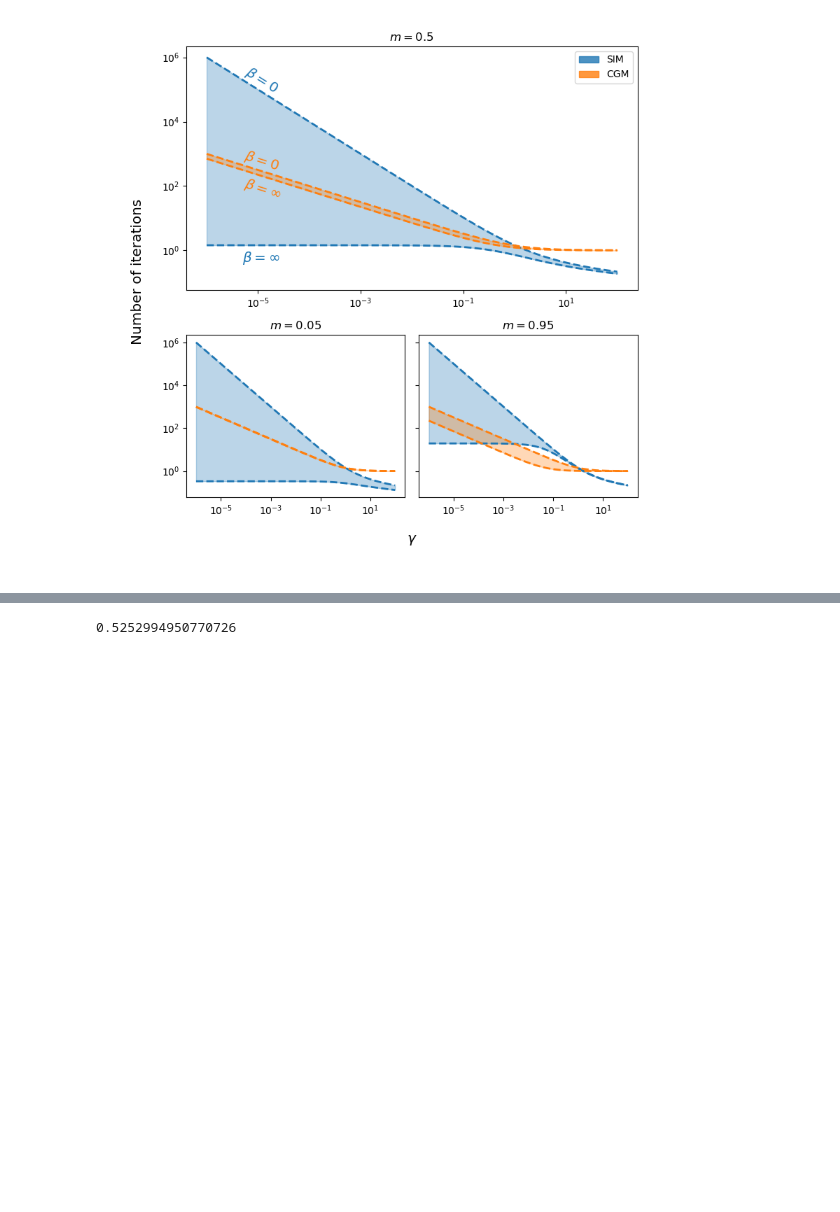
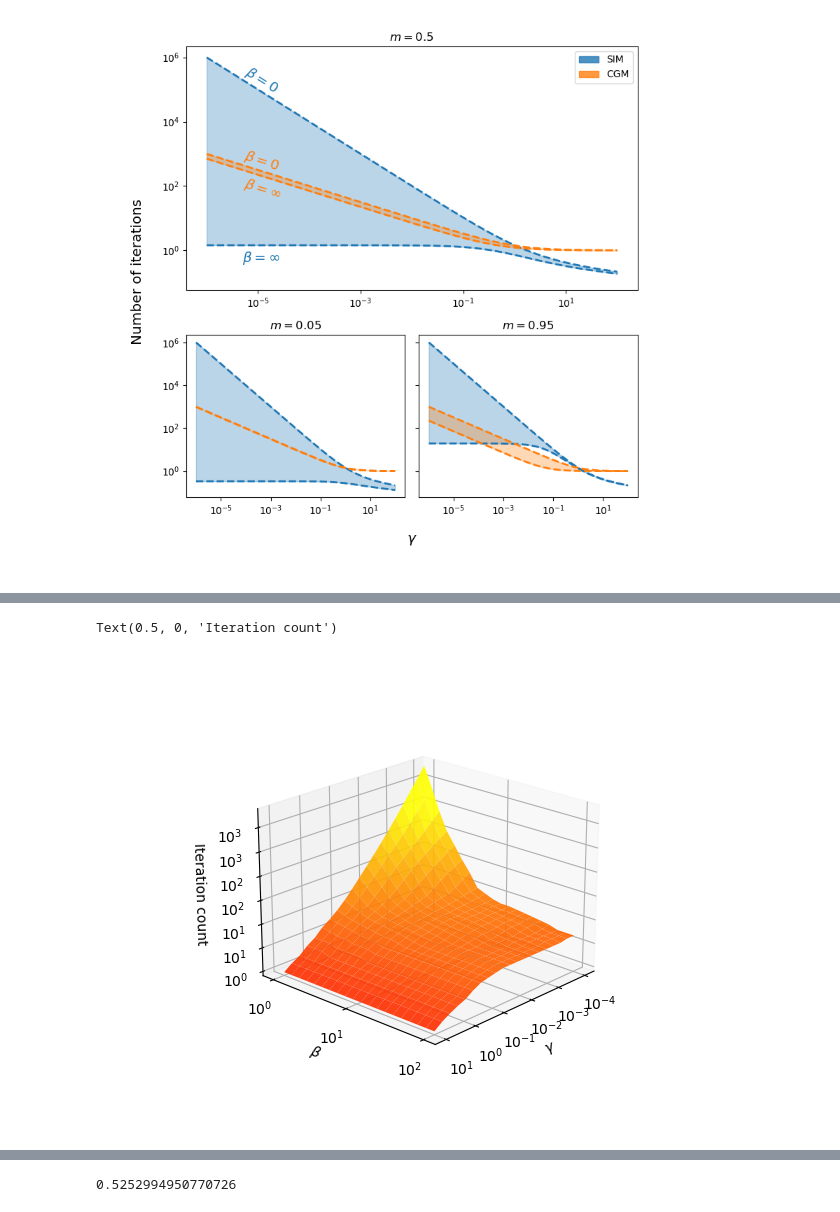
Before and after one commit to nickelnine37/ThesisCode, a Jupyter notebook: Chapter 4/4.3.ipynb, the cells around one changed output, grey strips where cells are left out. Drawn from its saved outputs; the diff is of its cells as text; code cells hidden in the pictures; blank space fills up the shorter version.

```diff
--- a/Chapter 4/4.3.ipynb
+++ b/Chapter 4/4.3.ipynb
@@ -841,0 +1033,8 @@ def get_its(N, T):
+# %%
+fig1, ax1 = plt.subplots(subplot_kw={"projection": "3d"})
+ax1.plot_surface(np.log10(gs), np.log10(bs), np.log10(its_sim).T, alpha=0.9, color='tab:blue', cmap='autumn', vmin=0, vmax=3)
+axis_setup(ax1)
+ax1.set_zlabel(r'Iteration count')
+# %% [output]
+Text(0.5, 0, 'Iteration count')
+[figure, added]
```
Also changed, not shown: parts of 30 cells of this notebook, 15 other files.
